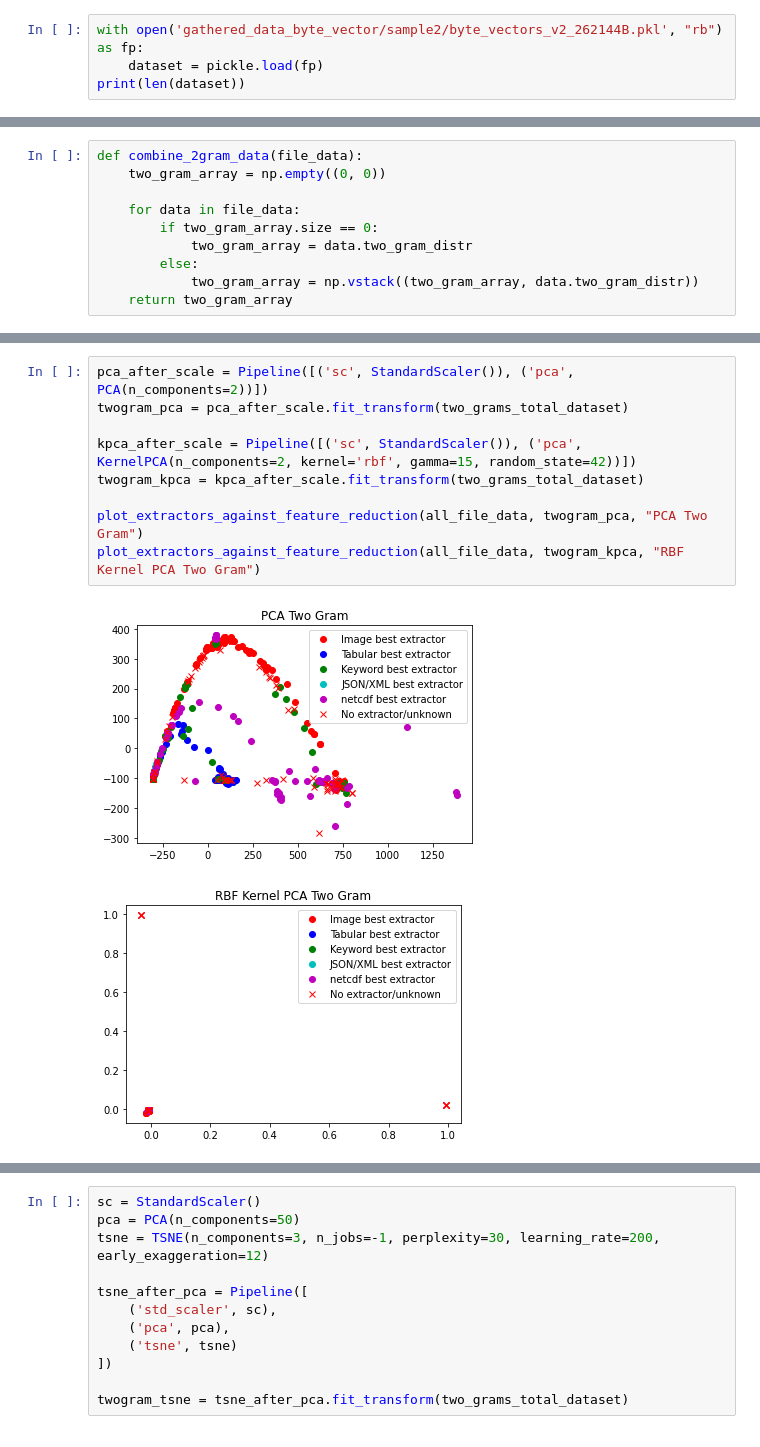
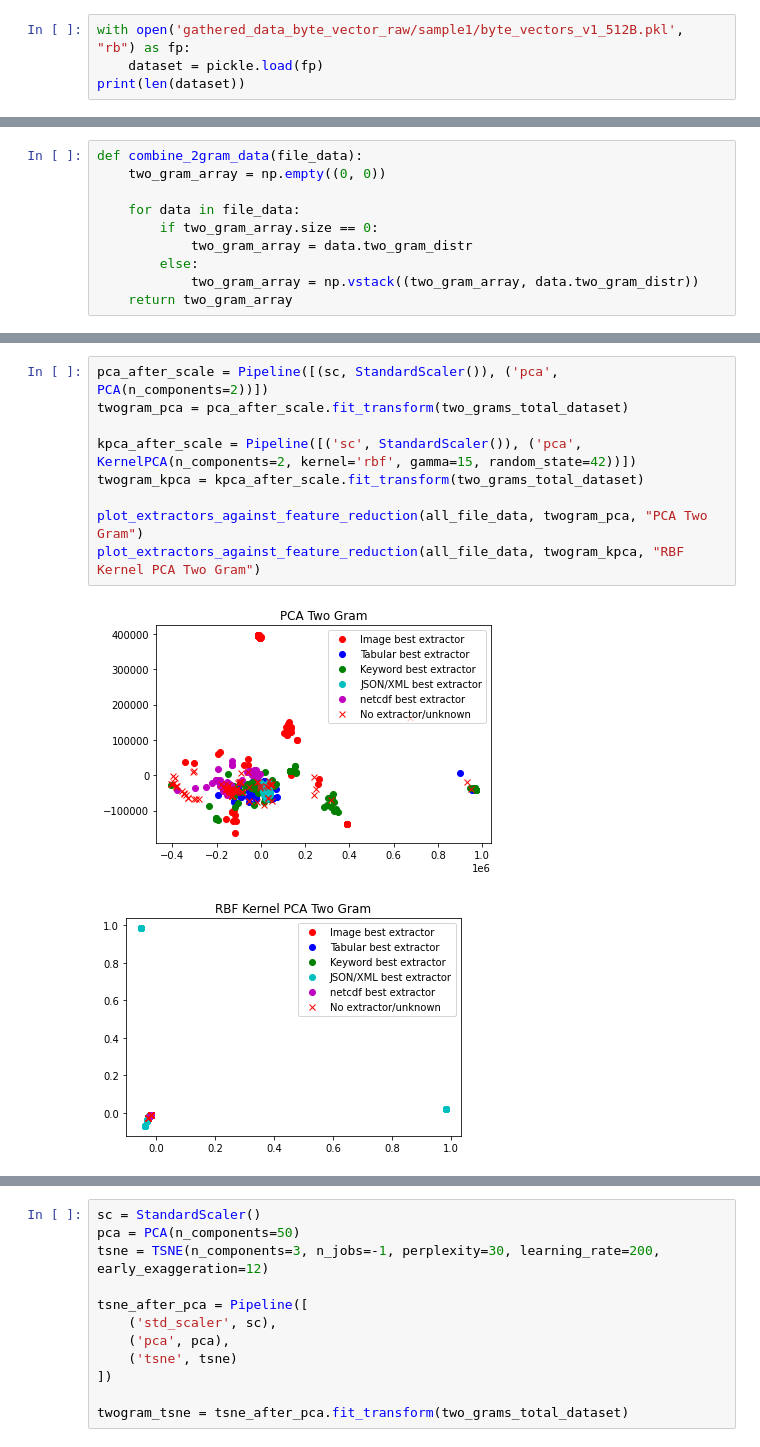
Before and after one commit to xtracthub/MetaDataExtractionModel, a Jupyter notebook: subdataset/subsetVectorAnalysis.ipynb, the cells around one changed output, grey strips where cells are left out. Drawn from its saved outputs; the diff is of its cells as text.

```diff
--- a/subdataset/subsetVectorAnalysis.ipynb
+++ b/subdataset/subsetVectorAnalysis.ipynb
@@ -17,7 +17,7 @@ from sklearn.preprocessing import StandardScaler
 from sklearn.pipeline import Pipeline
 from sklearn import metrics
 # %%
-with open('gathered_data_byte_vector/sample2/byte_vectors_v2_262144B.pkl', "rb") as fp:
+with open('gathered_data_byte_vector_raw/sample1/byte_vectors_v1_512B.pkl', "rb") as fp:
     dataset = pickle.load(fp)
 print(len(dataset))
 # %% [output]
@@ -277,15 +277,15 @@ print(two_grams_total_dataset)
 # %%
-pca_after_scale = Pipeline([('sc', StandardScaler()), ('pca', PCA(n_components=2))])
+pca_after_scale = Pipeline([(sc, StandardScaler()), ('pca', PCA(n_components=2))])
 twogram_pca = pca_after_scale.fit_transform(two_grams_total_dataset)
 
 kpca_after_scale = Pipeline([('sc', StandardScaler()), ('pca', KernelPCA(n_components=2, kernel='rbf', gamma=15, random_state=42))])
 twogram_kpca = kpca_after_scale.fit_transform(two_grams_total_dataset)
 
 plot_extractors_against_feature_reduction(all_file_data, twogram_pca, "PCA Two Gram")
 plot_extractors_against_feature_reduction(all_file_data, twogram_kpca, "RBF Kernel PCA Two Gram")
 # %% [output]
-[figure, old version]
+[figure, new version]
-[figure, old version]
+[figure, new version]
 # %%
 print(two_grams_total_dataset[:10])
 # %% [output]
```
Also changed, not shown: parts of 20 cells of this notebook.
